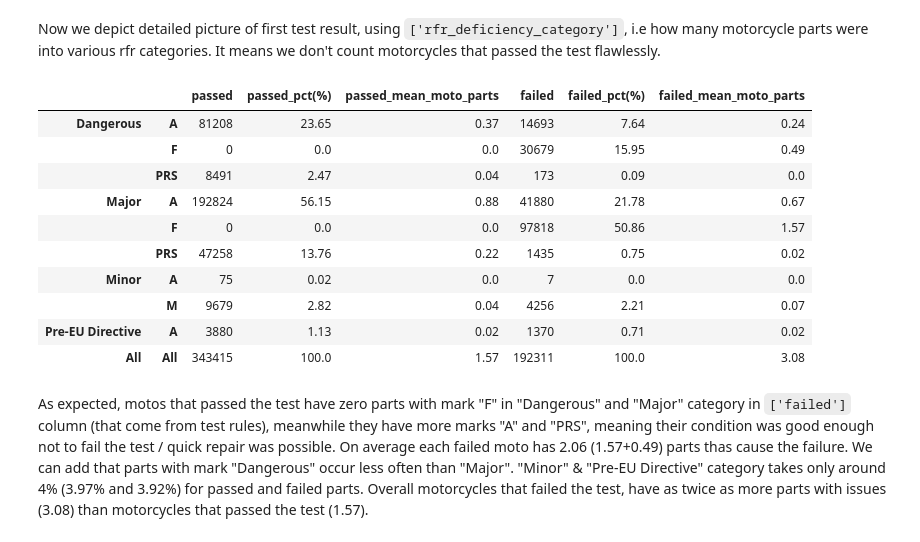
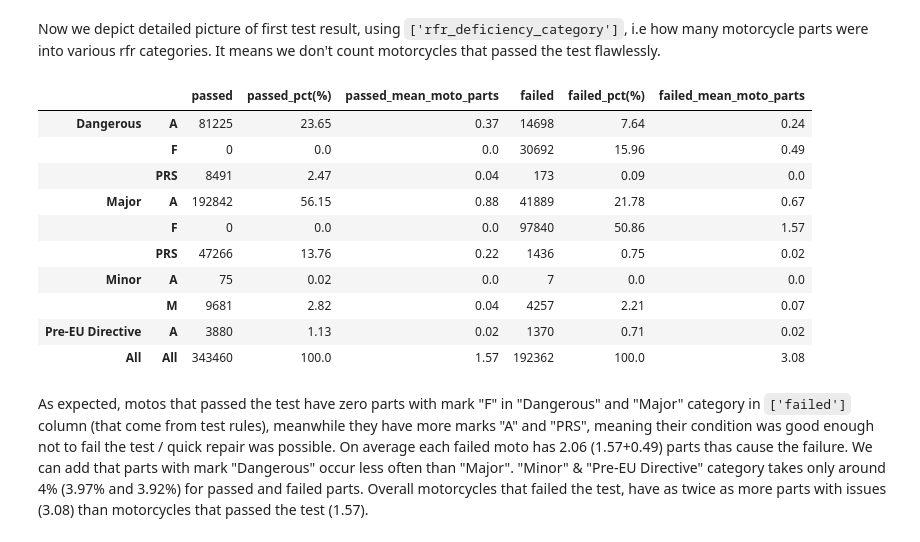
Before and after one commit to sttseitlin/MOT-test-for-motorcycles, a Jupyter notebook: moto.ipynb, the cells around one changed output. Saved outputs shown, nothing was run; the diff lists cells and outputs as text; code cells hidden in the pictures.

```diff
--- a/moto.ipynb
+++ b/moto.ipynb
@@ -842,5 +842,6 @@ ig = ig.loc[ig['test_class_id']==1].drop(columns=['test_class_id'])
 # %%
-int_cols = ig.select_dtypes(include='int').columns
+ig = ig.loc[ig['test_class_id'].isin([1,2])].drop(columns=['test_class_id'])
+int_cols = ['test_item_id', 'parent_id', 'test_item_set_section_id']
 ig[int_cols] = ig[int_cols].astype('Int32')
 
 str_cols = ig.select_dtypes(exclude='int').columns
@@ -2375,0 +2262,12 @@ Name: count, dtype: int64
+# %%
+moto_items_rfrs = (
+    itde.merge(
+        moto_items,
+        how='left',
+        on=['test_item_id', 'test_item_set_section_id']
+
+    )
+    .rename(columns={'test_item_id': 'item_id', 'test_item_set_section_id': 'section_id'})
+    .drop_duplicates(keep='first')
+)
+moto_items_rfrs.head()
@@ -2400,6 +2296,6 @@ moto_items_details.head()
 # %%
-test_details = ti.merge(moto_items_details, on='rfr_id', how='left')
-test_details.head()
+test_items_rfrs = ti.merge(moto_items_rfrs, on='rfr_id', how='left')
+test_items_rfrs.head()
 # %% [output]
 |  | test_id | rfr_id | rfr_type_code | completed_date | item_id | minor_item | rfr_deficiency_category | rfr_desc | ... |
 | 0 | 939637859 | 40098 | A | 2024-01-02 10:03:29 | 25016 | True | Dangerous | Brake lining or pad worn below 1.0mm | ... |
@@ -2538,12 +2399,12 @@ test_details['section_id'].nunique()
 # %%
-first_test_details = (
+first_test_items_rfrs = (
     first_test.merge(
-        test_details,
+        test_items_rfrs,
         on=['test_id', 'completed_date'],
         how='inner')
     .drop(['test_id'], axis=1)
 )
-first_test_details.head()
+first_test_items_rfrs.head()
 # %% [output]
 |  | vehicle_id | test_result | test_mileage | postcode_area | make | model | cylinder_capacity | ... |
 | 0 | 73 | P | 29024 | SA | HONDA | UNCLASSIFIED | 249 | ... |
@@ -2656,52 +2473,52 @@ Now we depict detailed picture of first test result, using `['rfr_deficiency_cat
 #     'vehicle_id'
 # ].unique()
 # %%
-first_test_num_rfr_type = first_test_details[['rfr_deficiency_category', 'rfr_type_code', 'passed', 'vehicle_id']]
+first_test_num_rfr_type = first_test_items_rfrs[['rfr_deficiency_category', 'rfr_type_code', 'passed', 'vehicle_id']]
 
 first_test_num_rfr_type_pivot = (
     first_test_num_rfr_type.pivot_table(
         index=['rfr_deficiency_category', 'rfr_type_code'],
         columns='passed',
         values='vehicle_id',
         aggfunc='count',
         fill_value=0,
         observed=True,
 
     )
 )
 first_test_num_rfr_type_pivot['failed_pct(%)'] = (first_test_num_rfr_type_pivot[False] / first_test_num_rfr_type_pivot[False].sum() * 100).round(2)
 first_test_num_rfr_type_pivot['passed_pct(%)'] = (first_test_num_rfr_type_pivot[True] / first_test_num_rfr_type_pivot[True].sum() * 100).round(2)
 first_test_num_rfr_type_pivot['passed_mean_moto_parts'] = (
     first_test_num_rfr_type_pivot[True]
-    / first_test_details.loc[first_test_details['passed']==True, 'vehicle_id'].nunique()
+    / first_test_items_rfrs.loc[first_test_items_rfrs['passed']==True, 'vehicle_id'].nunique()
     ).round(2)
 
 first_test_num_rfr_type_pivot['failed_mean_moto_parts'] = (
     first_test_num_rfr_type_pivot[False]
-     / first_test_details.loc[first_test_details['passed']==False, 'vehicle_id'].nunique()
+     / first_test_items_rfrs.loc[first_test_items_rfrs['passed']==False, 'vehicle_id'].nunique()
     ).round(2)
 
 grand = first_test_num_rfr_type_pivot.sum(axis=0).to_frame().T
 grand.index = pd.MultiIndex.from_tuples([('All', 'All')])
 first_test_num_rfr_type_pivot =  pd.concat([first_test_num_rfr_type_pivot, grand]).rename(columns={True: 'passed', False: 'failed'})
 first_test_num_rfr_type_pivot = first_test_num_rfr_type_pivot[['passed', 'passed_pct(%)', 'passed_mean_moto_parts', 'failed', 'failed_pct(%)', 'failed_mean_moto_parts']]
 
 first_test_num_rfr_type_pivot[['passed', 'failed']] = first_test_num_rfr_type_pivot[['passed', 'failed']].astype('Int32')
 first_test_num_rfr_type_pivot.columns.name = None
 first_test_num_rfr_type_pivot.iloc[-1,-2] = first_test_num_rfr_type_pivot.iloc[-1,-2].round(0)
 first_test_num_rfr_type_pivot
 # %% [output]
 |  |  | passed | passed_pct(%) | passed_mean_moto_parts | failed | failed_pct(%) | failed_mean_moto_parts |
-| Dangerous | A | 81208 | 23.65 | 0.37 | 14693 | 7.64 | 0.24 |
-|  | F | 0 | 0.0 | 0.0 | 30679 | 15.95 | 0.49 |
+| Dangerous | A | 81225 | 23.65 | 0.37 | 14698 | 7.64 | 0.24 |
+|  | F | 0 | 0.0 | 0.0 | 30692 | 15.96 | 0.49 |
 |  | PRS | 8491 | 2.47 | 0.04 | 173 | 0.09 | 0.0 |
-| Major | A | 192824 | 56.15 | 0.88 | 41880 | 21.78 | 0.67 |
-|  | F | 0 | 0.0 | 0.0 | 97818 | 50.86 | 1.57 |
-|  | PRS | 47258 | 13.76 | 0.22 | 1435 | 0.75 | 0.02 |
+| Major | A | 192842 | 56.15 | 0.88 | 41889 | 21.78 | 0.67 |
+|  | F | 0 | 0.0 | 0.0 | 97840 | 50.86 | 1.57 |
+|  | PRS | 47266 | 13.76 | 0.22 | 1436 | 0.75 | 0.02 |
 | Minor | A | 75 | 0.02 | 0.0 | 7 | 0.0 | 0.0 |
-|  | M | 9679 | 2.82 | 0.04 | 4256 | 2.21 | 0.07 |
+|  | M | 9681 | 2.82 | 0.04 | 4257 | 2.21 | 0.07 |
 | Pre-EU Directive | A | 3880 | 1.13 | 0.02 | 1370 | 0.71 | 0.02 |
-| All | All | 343415 | 100.0 | 1.57 | 192311 | 100.0 | 3.08 |
+| All | All | 343460 | 100.0 | 1.57 | 192362 | 100.0 | 3.08 |
 # %% [markdown]
 As expected, motos that passed the test have zero parts with mark "F" in "Dangerous" and "Major" category in `['failed']` column (that come from test rules), meanwhile they have more marks "A" and "PRS", meaning their condition was good enough not to fail the test / quick repair was possible. On average each failed moto has 2.06 (1.57+0.49) parts thas cause the failure. We can add that parts with mark "Dangerous" occur less often than "Major". "Minor" & "Pre-EU Directive" category takes only around 4% (3.97% and 3.92%) for passed and failed parts. Overall motorcycles that failed the test, have as twice as more parts with issues (3.08) than motorcycles that passed the test (1.57).
 # %% [markdown]
```
Also changed, not shown: parts of 91 cells of this notebook.
